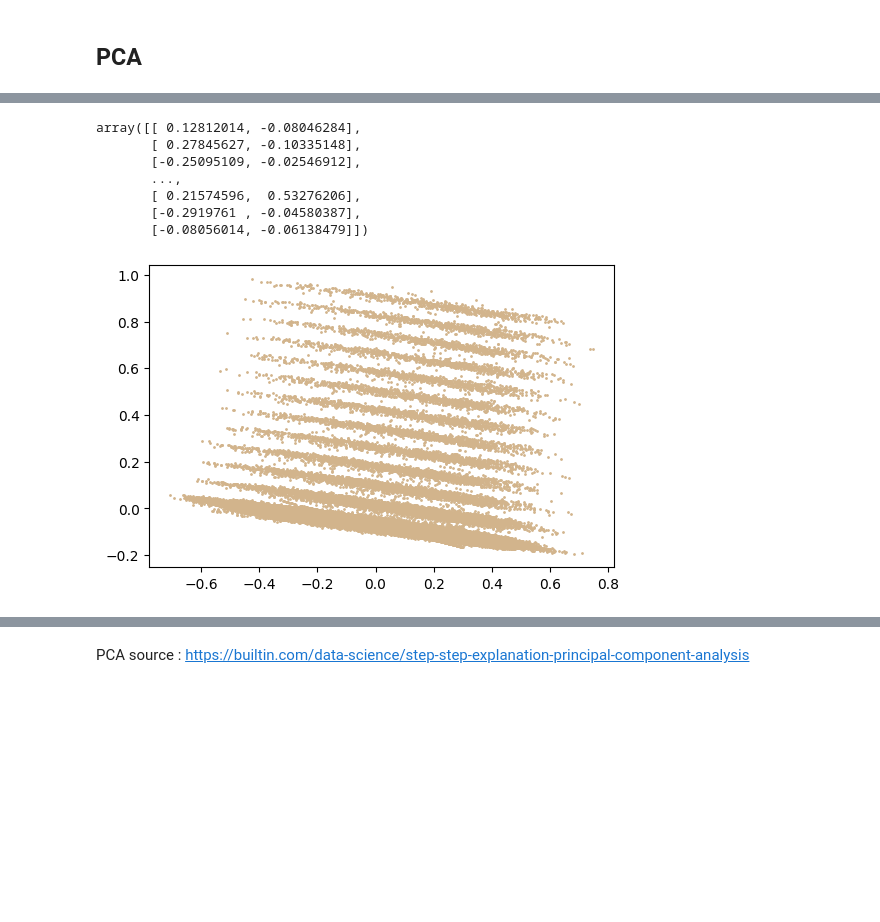
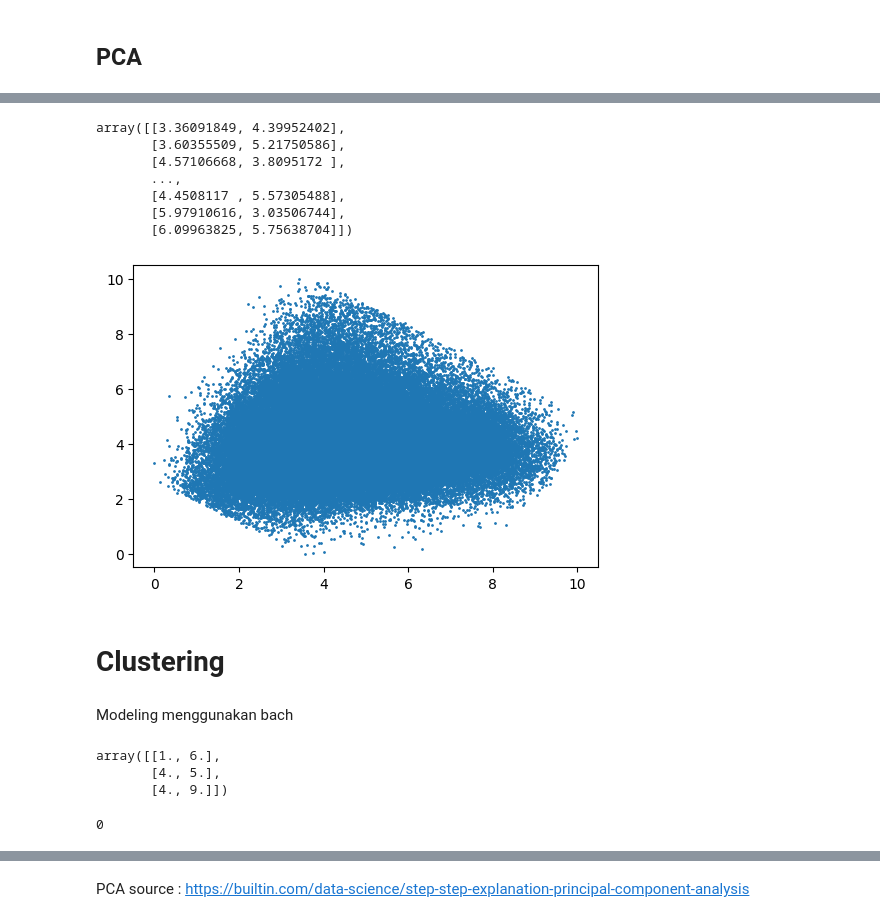
Before and after one commit to ridhwanashir/ML-Clustering1, a Jupyter notebook: Pra_Process_Dataset_Salju.ipynb, the cells around one changed output, grey strips where cells are left out. Drawn from its saved outputs; the diff is of its cells as text; code cells hidden in the pictures; blank space fills up the shorter version.

Commit message:
Update Pra_Process_Dataset_Salju.ipynb
edit pre processing dan menambahkan clustering kmeans

```diff
--- a/Pra_Process_Dataset_Salju.ipynb
+++ b/Pra_Process_Dataset_Salju.ipynb
@@ -269,0 +276,3 @@ dtype: float64
+# %%
+data_baru2 = data_baru2.dropna()
+data_baru2.isnull().sum()
@@ -310,6 +323,6 @@ Bertujuan untuk membuat numerical data pada dataset memiliki rentang nilai yang
 # %%
 from sklearn.preprocessing import MinMaxScaler
 
-X = MinMaxScaler().fit_transform(data)
-X
+Scaled_Data = MinMaxScaler().fit_transform(data_baru2)
+Scaled_Data
 # %% [output]
@@ -326,7 +339,7 @@ array([[0.45231608, 0.31914894, 0.        , 0.5       ],
 from sklearn.decomposition import PCA
 
 pca = PCA(n_components=2)
-principalComponents = pca.fit_transform(X)
+principalComponents = pca.fit_transform(Scaled_Data)
 data_new = pd.DataFrame(data = principalComponents, columns = ['x', 'y'])
 data_new.head()
 # %% [output]
@@ -339,18 +364,34 @@ data_new.head()
 # %%
 X = data_new.copy().values
+X = MinMaxScaler(feature_range=(0,10)).fit_transform(X)
 X
 # %% [output]
-array([[ 0.12812014, -0.08046284],
-       [ 0.27845627, -0.10335148],
-       [-0.25095109, -0.02546912],
+array([[3.36091849, 4.39952402],
+       [3.60355509, 5.21750586],
+       [4.57106668, 3.8095172 ],
        ...,
-       [ 0.21574596,  0.53276206],
-       [-0.2919761 , -0.04580387],
-       [-0.08056014, -0.06138479]])
+       [4.4508117 , 5.57305488],
+       [5.97910616, 3.03506744],
+       [6.09963825, 5.75638704]])
 # %%
 import matplotlib.pyplot as plt
 
-plt.scatter(X[:,0], X[:,1], s=1, c='tan' )
+plt.scatter(X[:,0], X[:,1], s=1, cmap ='plasma')
 plt.show()
 # %% [output]
-[figure, old version]
+[figure, new version]
+# %% [markdown]
+# Clustering
+# %% [markdown]
+Modeling menggunakan bach
+# %%
+from copy import deepcopy
+k = 3
+C1 = np.random.randint(np.min(X), np.max(X), size=k)
+C2 = np.random.randint(np.min(X), np.max(X), size=k)
+C = np.array(list(zip(C1, C2)), dtype=np.float64)
+C
+# %% [output]
+array([[1., 6.],
+       [4., 5.],
+       [4., 9.]])
@@ -356,0 +402,12 @@ plt.show()
+# %%
+C_old = np.zeros(C.shape)
+clusters = np.zeros(len(X))
+error = dist(C, C_old, None)
+# print(error)
+
+distances = dist(X[0], C)
+distances
+cluster = np.argmin(distances)
+cluster
+# %% [output]
+0
```
Also changed, not shown: parts of 32 cells of this notebook.
